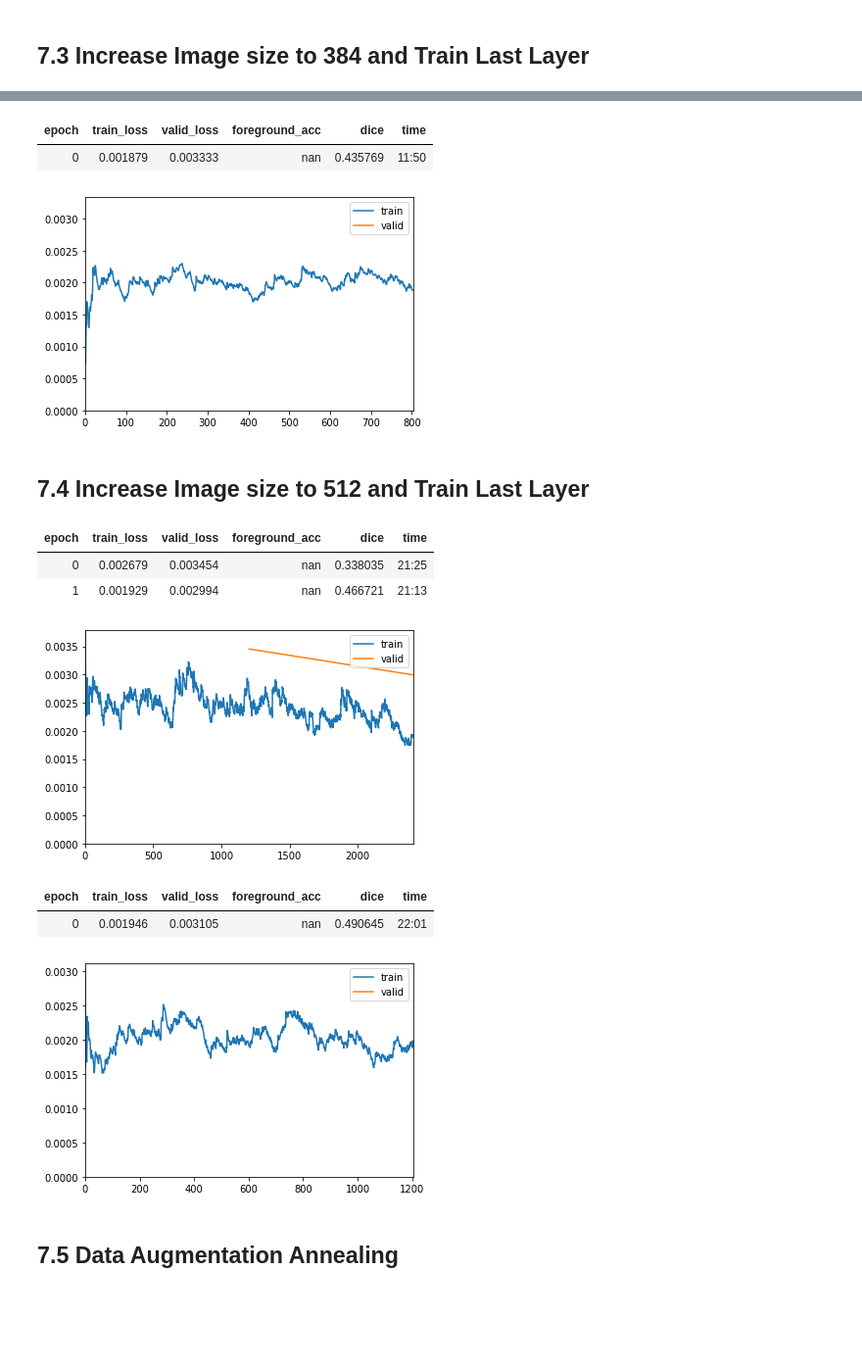
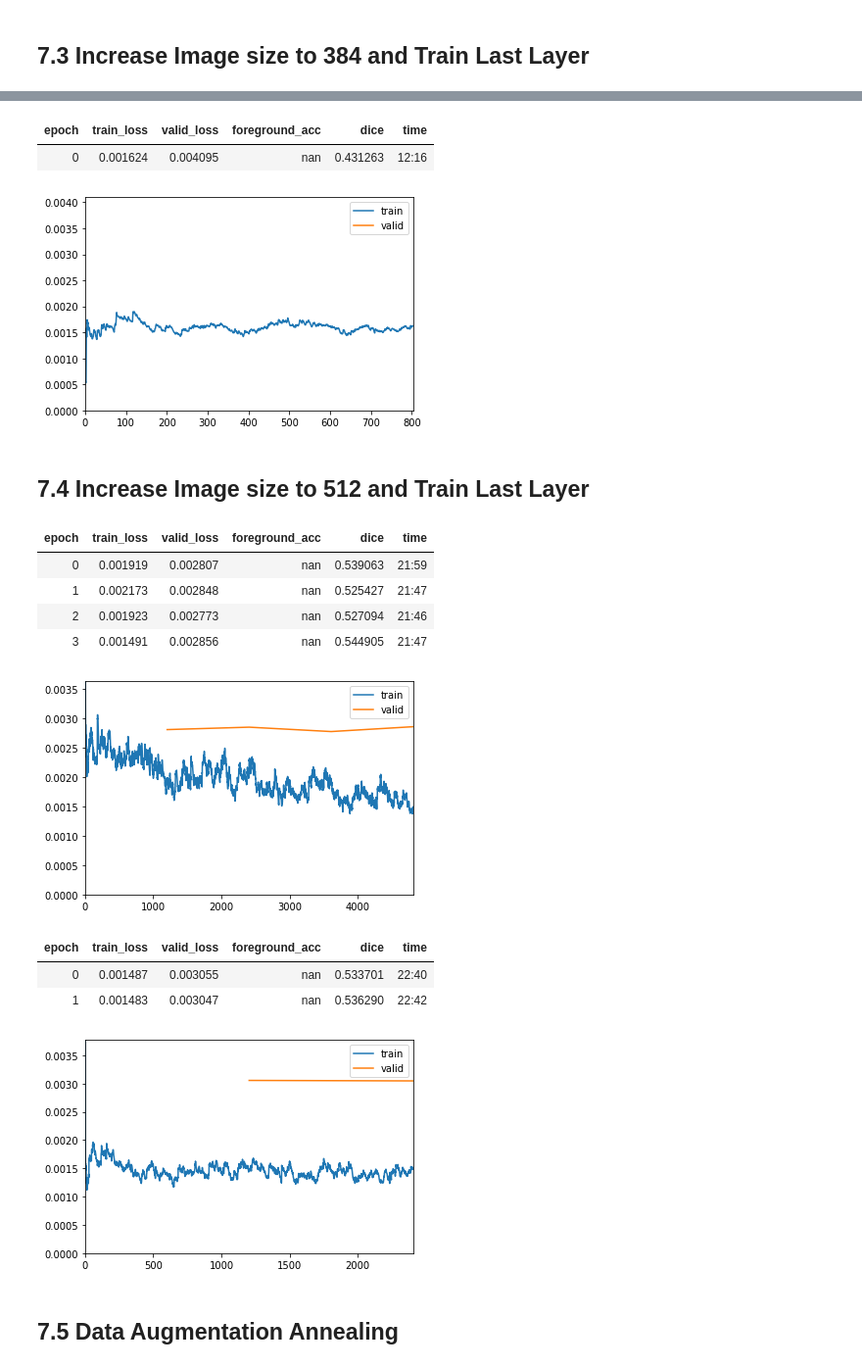
Before and after one commit to mrkcmd/bualabs, a Jupyter notebook: nbs/03c_image_segmentation_siim_acr_pneumothorax_fastai2.ipynb, the cells around one changed output, grey strips where cells are left out. Shown at 98% size. Cells and saved outputs as stored; diff of their text form; code cells hidden in the pictures; blank space fills up the shorter version.

```diff
--- a/nbs/03c_image_segmentation_siim_acr_pneumothorax_fastai2.ipynb
+++ b/nbs/03c_image_segmentation_siim_acr_pneumothorax_fastai2.ipynb
@@ -260,7 +289,7 @@ plt.imshow(mask_rgba)
 # %% [markdown]
 แสดงฟิล์ม X-Ray พร้อมระบายสี Pneumothorax ด้วย Mask สีแดง
 # %%
-start = 44   # Starting index of images
+start = 1234   # Starting index of images
 num_img = 3 # Total number of images to show
 # %%
 fig, ax = plt.subplots(nrows=1, ncols=num_img, sharey=True, figsize=(num_img*5,5))
@@ -320,7 +357,7 @@ class EchoingTransform(ItemTransform):
 # %%
 def label_func(fn): return str(fn).replace('train', 'masks')
 # %%
-fn = get_image_files(path/'train')[11]
+fn = get_image_files(path/'train')[12]
 msk_fn = label_func(fn)
 msk = PILMask.create(msk_fn)
 msk
@@ -577,8 +646,8 @@ learn.unfreeze()
 learn.fit_flat_cos(1, lr=slice(1e-6, 1e-4))
 # %% [output]
 | epoch | train_loss | valid_loss | foreground_acc | dice | time |
-| 0 | 0.001879 | 0.003333 | nan | 0.435769 | 11:50 |
+| 0 | 0.001624 | 0.004095 | nan | 0.431263 | 12:16 |
-[figure, old version]
+[figure, new version]
 # %%
 learn.save('03c-unet-resnet34-384-2')
 # %%
@@ -612,9 +681,11 @@ learn.freeze()
 learn.fit_flat_cos(4, lr=slice(1e-4))
 # %% [output]
 | epoch | train_loss | valid_loss | foreground_acc | dice | time |
-| 0 | 0.002679 | 0.003454 | nan | 0.338035 | 21:25 |
-| 1 | 0.001929 | 0.002994 | nan | 0.466721 | 21:13 |
+| 0 | 0.001919 | 0.002807 | nan | 0.539063 | 21:59 |
+| 1 | 0.002173 | 0.002848 | nan | 0.525427 | 21:47 |
+| 2 | 0.001923 | 0.002773 | nan | 0.527094 | 21:46 |
+| 3 | 0.001491 | 0.002856 | nan | 0.544905 | 21:47 |
-[figure, old version]
+[figure, new version]
 # %%
 learn.save('03c-unet-resnet34-512-1')
 # %%
@@ -624,11 +695,12 @@ learn.unfreeze()
 # %%
 # learn.lr_find()
 # %%
-learn.fit_flat_cos(2, lr=slice(1e-6, 1e-4))
+learn.fit_flat_cos(2, lr=slice(3e-7, 3e-5))
 # %% [output]
 | epoch | train_loss | valid_loss | foreground_acc | dice | time |
-| 0 | 0.001946 | 0.003105 | nan | 0.490645 | 22:01 |
+| 0 | 0.001487 | 0.003055 | nan | 0.533701 | 22:40 |
+| 1 | 0.001483 | 0.003047 | nan | 0.536290 | 22:42 |
-[figure, old version]
+[figure, new version]
 # %%
 learn.save('03c-unet-resnet34-512-2')
 # %%
```
Also changed, not shown: parts of 44 cells of this notebook.
